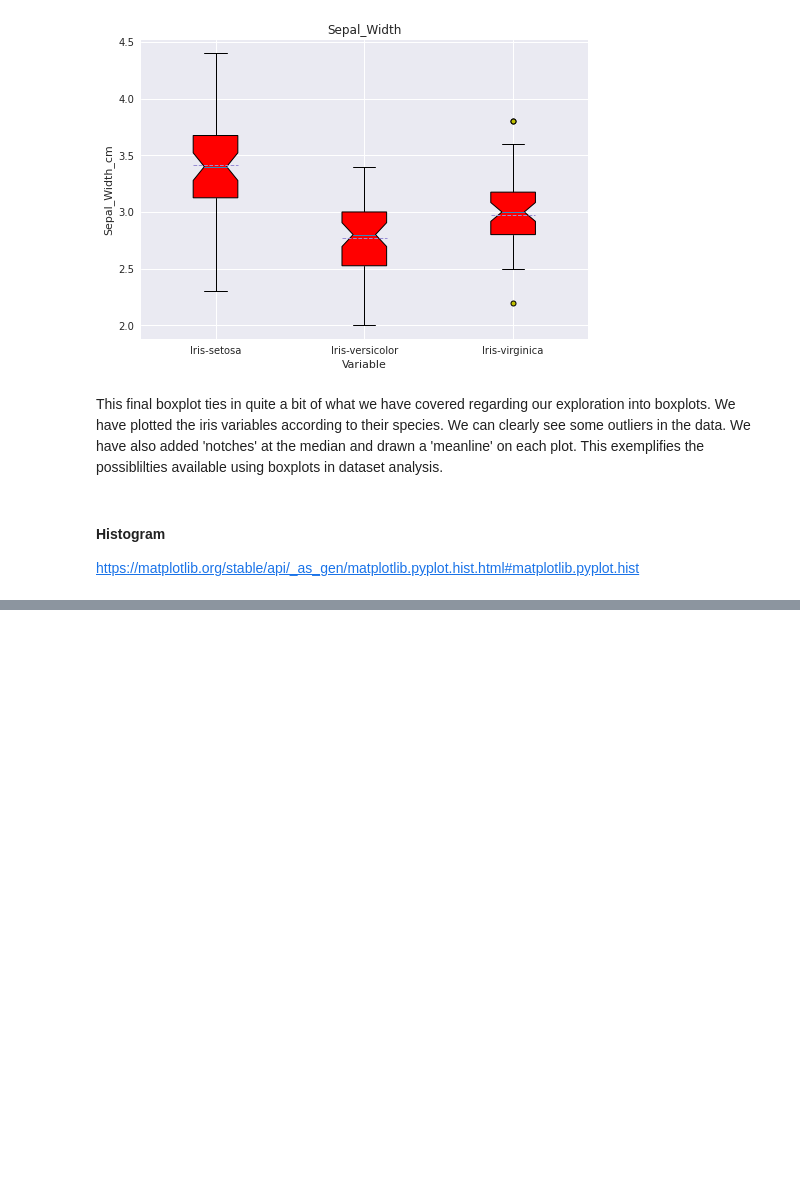
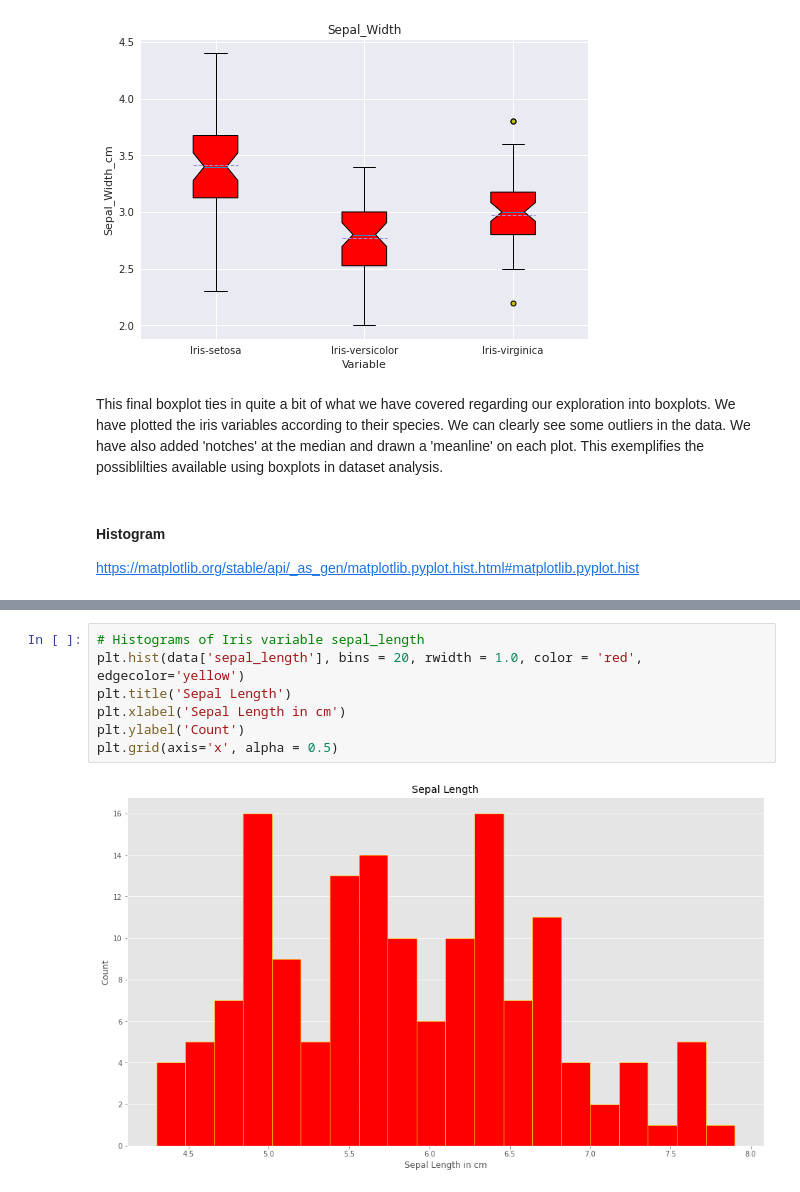
Before and after one commit to conor-mccaffrey/cao-points, a Jupyter notebook: pyplot.ipynb, the cells around one changed output, grey strips where cells are left out. Saved outputs shown, nothing was run; the diff lists cells and outputs as text; blank space fills up the shorter version.

Commit message:
started histograms, made plots

```diff
--- a/pyplot.ipynb
+++ b/pyplot.ipynb
@@ -466,0 +480,9 @@ https://matplotlib.org/stable/api/_as_gen/matplotlib.pyplot.hist.html#matplotlib
+# %%
+# Histograms of Iris variable sepal_length
+plt.hist(data['sepal_length'], bins = 20, rwidth = 1.0, color = 'red', edgecolor='yellow')
+plt.title('Sepal Length')
+plt.xlabel('Sepal Length in cm')
+plt.ylabel('Count')
+plt.grid(axis='x', alpha = 0.5)
+# %% [output]
+[figure, added]
```
Also changed, not shown: parts of 18 cells of this notebook.
